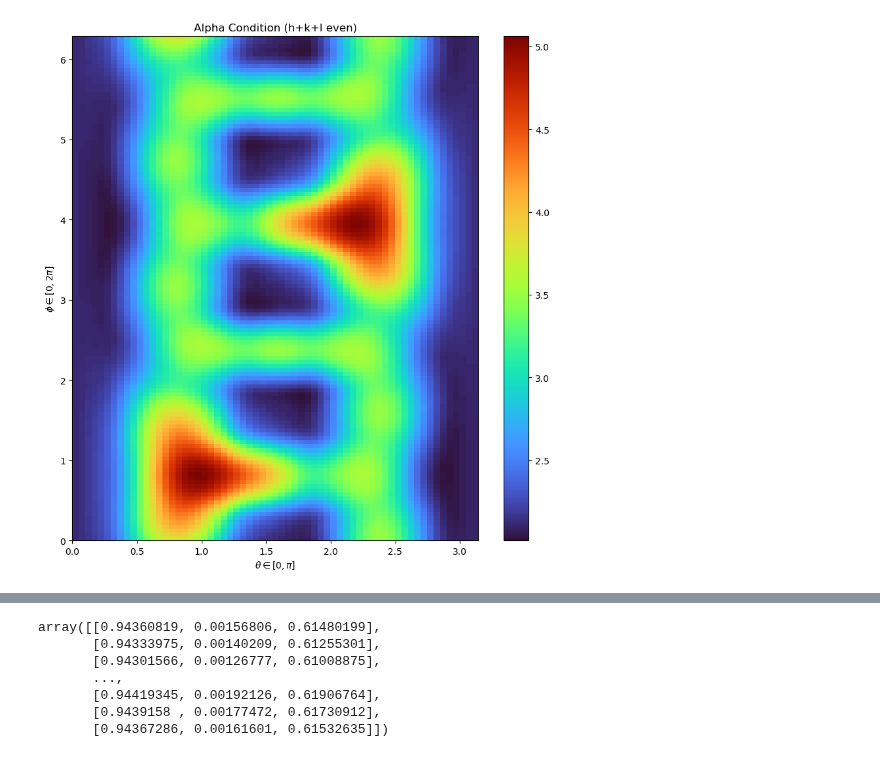
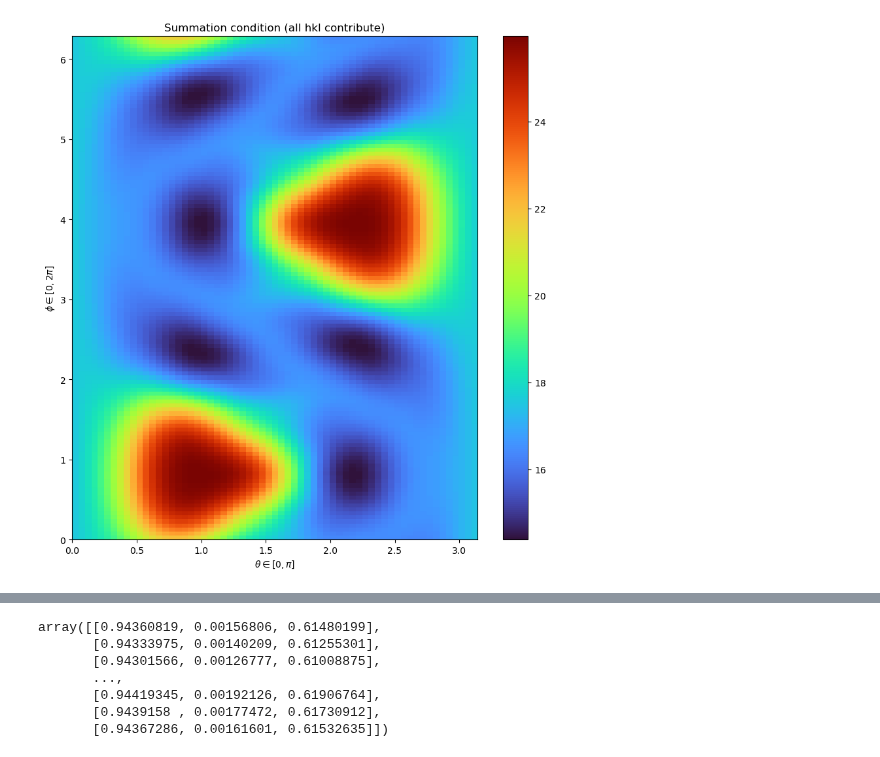
Before and after one commit to Taaseen-Islam-u7121940/Axion-Flux, a Jupyter notebook: Code/ensemble.ipynb, the cells around one changed output, grey strips where cells are left out. Cells and saved outputs as stored; diff of their text form; code cells hidden in the pictures.

Commit message:
what does he even do

```diff
--- a/Code/ensemble.ipynb
+++ b/Code/ensemble.ipynb
@@ -114,26 +137,26 @@ def angle_dependence(g_ag = 2e-10, t=3):
         phi = angles[0]
         theta = angles[1]
         k_vec = [np.sin(theta)*np.cos(phi), np.sin(theta)*np.sin(phi), np.cos(theta)]
-        outputs.append(complete_dndt(k = k_vec, abs_forgot = True, all_even=False, coupling = g_ag, time=t))
+        outputs.append(complete_dndt(k = k_vec, abs_forgot = True, condition="all", coupling = g_ag, time=t))
     return np.array(outputs)
 
-rates_on_angle = angle_dependence(g_ag = 5.5e-11, t=10)
+rates_on_angle = angle_dependence(g_ag = 2.8e-11, t=10)
 rates_square = np.reshape(rates_on_angle, (len(phi_axis), len(theta_axis)))
 # %%
 #theta_phi = lambda x: (np.pi/2)-0.99*np.cos(x)+0.44
 theta_phi = lambda x: (np.pi/2)-54.06476699*np.pi/180*np.cos(x)-35.22555939*np.pi/180
 
 fig,ax = plt.subplots(figsize=(10,10))
 image = ax.imshow(rates_square, interpolation='none', extent = (0,np.pi,0,2*np.pi), aspect='auto', origin='lower', cmap='turbo')
 #path = ax.plot(theta_phi(phi_axis), phi_axis, c="white")
 #ax.scatter(alt_polar, az_rad, c="magenta")
 plt.colorbar(image)
-plt.title("Alpha Condition (h+k+l even)")
+plt.title("Summation condition (all hkl contribute)")
 plt.xlabel("$\\theta \in [0,\pi]$")
 plt.ylabel("$\phi \in [0,2\pi]$")
 plt.show()
 # %% [output]
-[figure, old version]
+[figure, new version]
 # %%
 cosine_fits = pd.read_csv("..\\cosine_fits.csv", index_col=0)
 cosine_fits
```
Also changed, not shown: parts of 20 cells of this notebook, 6 other files.
